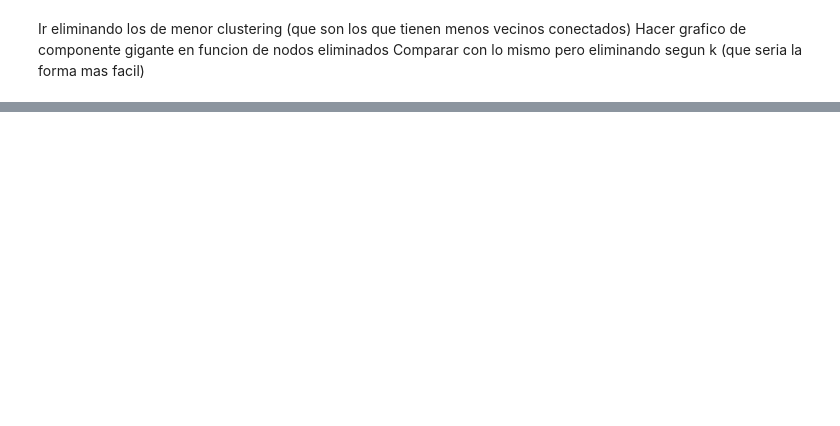
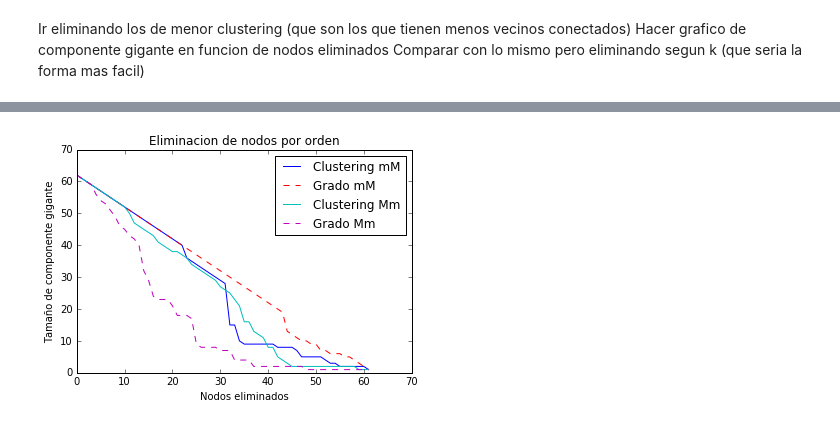
Before and after one commit to Redes2018/tp1, a Jupyter notebook: TC1-2.ipynb, the cells around one changed output, grey strips where cells are left out. Drawn from its saved outputs; the diff is of its cells as text; code cells hidden in the pictures; blank space fills up the shorter version.

```diff
--- a/TC1-2.ipynb
+++ b/TC1-2.ipynb
@@ -222,0 +168,38 @@ plt.show()
+# %%
+# no uso enumerate porque sino elimina hasta el ultimo nodo
+dolphins_copy = nx.read_gml(myFolder+'dolphins.gml')
+
+for i in range(L-1):
+    dolphins_copy.remove_node(C_orden_mM[i])
+    comp_size_C_mM[i+1] = len(max(nx.connected_component_subgraphs(dolphins_copy),key=len))
+
+dolphins_copy = nx.read_gml(myFolder+'dolphins.gml')
+
+for i in range(L-1):
+    dolphins_copy.remove_node(G_orden_mM[i])
+    comp_size_G_mM[i+1] = len(max(nx.connected_component_subgraphs(dolphins_copy),key=len))
+
+dolphins_copy = nx.read_gml(myFolder+'dolphins.gml')
+
+for i in range(L-1):
+    dolphins_copy.remove_node(C_orden_Mm[i])
+    comp_size_C_Mm[i+1] = len(max(nx.connected_component_subgraphs(dolphins_copy),key=len))
+
+dolphins_copy = nx.read_gml(myFolder+'dolphins.gml')
+
+for i in range(L-1):
+    dolphins_copy.remove_node(G_orden_Mm[i])
+    comp_size_G_Mm[i+1] = len(max(nx.connected_component_subgraphs(dolphins_copy),key=len))
+
+plt.plot(nodos_elim,comp_size_C_mM,'-b',label='Clustering mM')
+plt.plot(nodos_elim,comp_size_G_mM,'--r',label='Grado mM')
+
+plt.plot(nodos_elim,comp_size_C_Mm,'-c',label='Clustering Mm')
+plt.plot(nodos_elim,comp_size_G_Mm,'--m',label='Grado Mm')
+plt.xlabel('Nodos eliminados')
+plt.ylabel('Tamaño de componente gigante')
+plt.title('Eliminacion de nodos por orden')
+plt.legend()
+plt.show()
+# %% [output]
+[figure, added]
```
Also changed, not shown: parts of 9 cells of this notebook.
